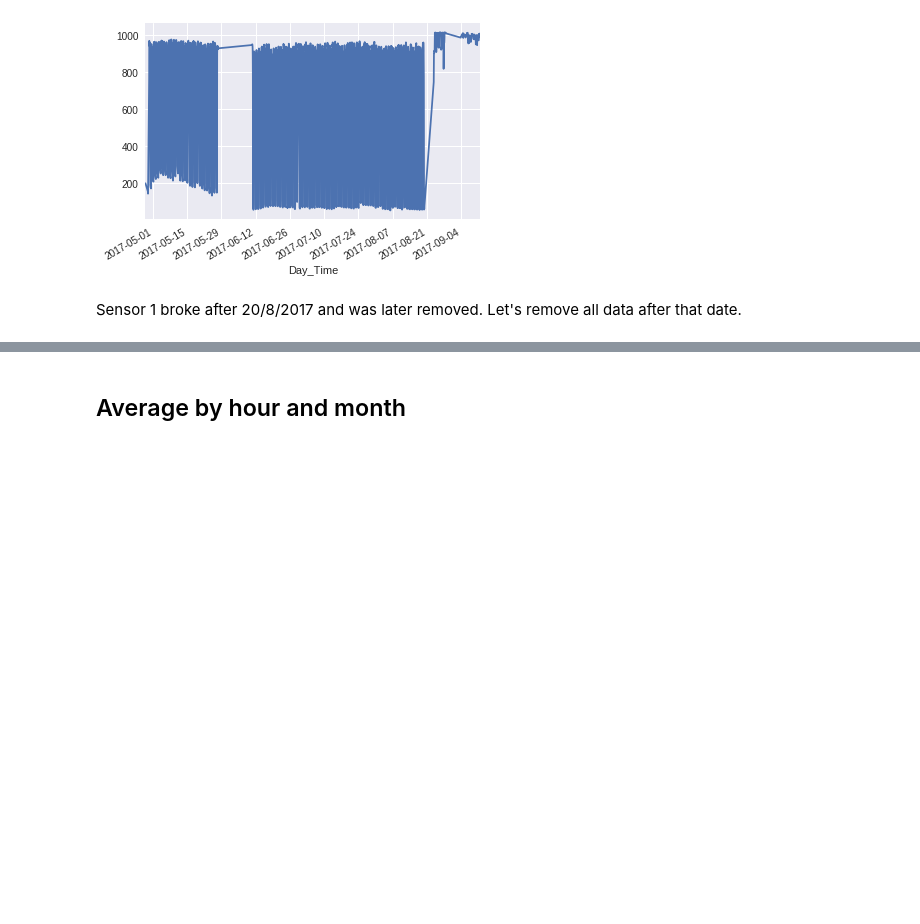
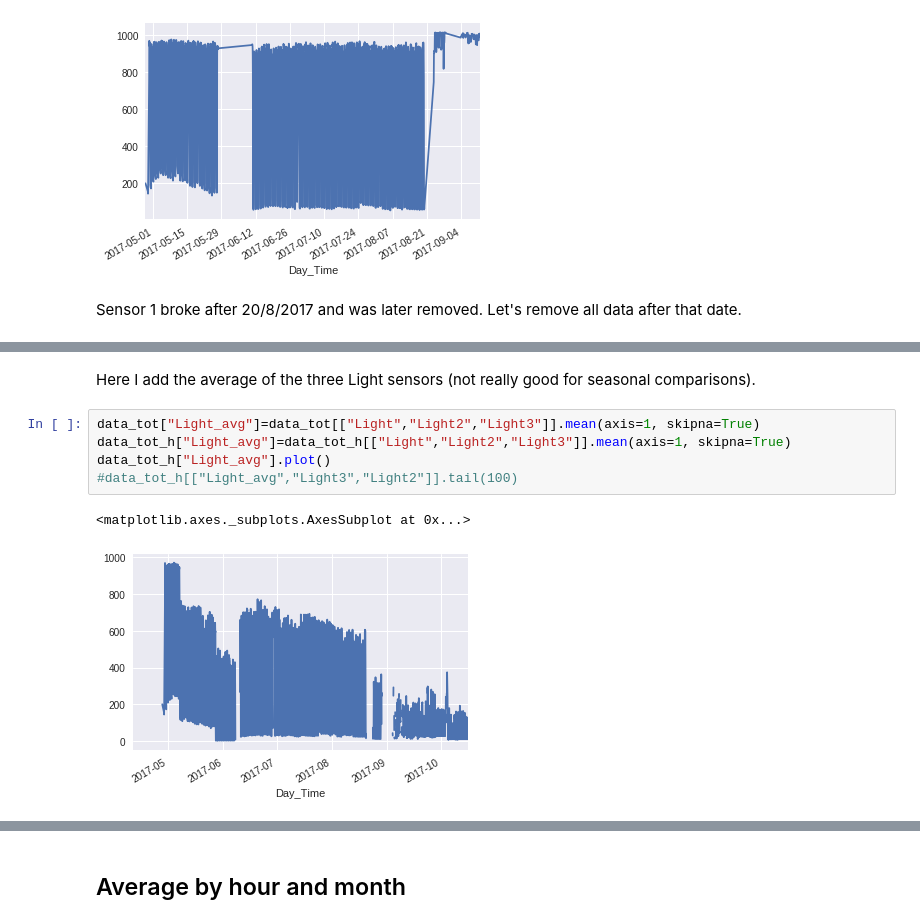
Before and after one commit to baruselli/weather_datalog, a Jupyter notebook: datalog.ipynb, the cells around one changed output, grey strips where cells are left out. Drawn from its saved outputs; the diff is of its cells as text; blank space fills up the shorter version.

```diff
--- a/datalog.ipynb
+++ b/datalog.ipynb
@@ -635,3 +669,13 @@ ax[2].plot(data_tot_h.Light3)
+# %% [markdown]
+Here I add the average of the three Light sensors (not really good for seasonal comparisons).
+# %%
+data_tot["Light_avg"]=data_tot[["Light","Light2","Light3"]].mean(axis=1, skipna=True)
+data_tot_h["Light_avg"]=data_tot_h[["Light","Light2","Light3"]].mean(axis=1, skipna=True)
+data_tot_h["Light_avg"].plot()
+#data_tot_h[["Light_avg","Light3","Light2"]].tail(100)
+# %% [output]
+<matplotlib.axes._subplots.AxesSubplot at 0x...>
+[figure, added]
 # %%
 f, ax = plt.subplots(1,2,figsize=(15,6))
 ax[0].plot(data_tot_h.UV_an)
```
Also changed, not shown: parts of 34 cells of this notebook.
